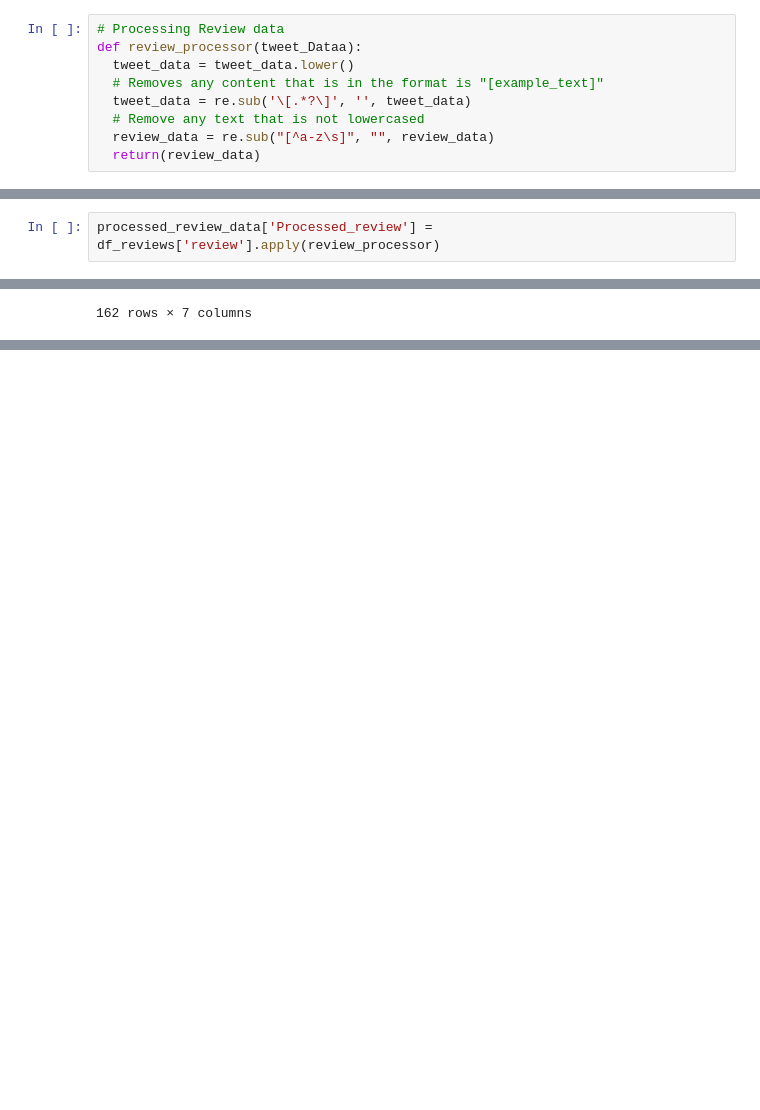
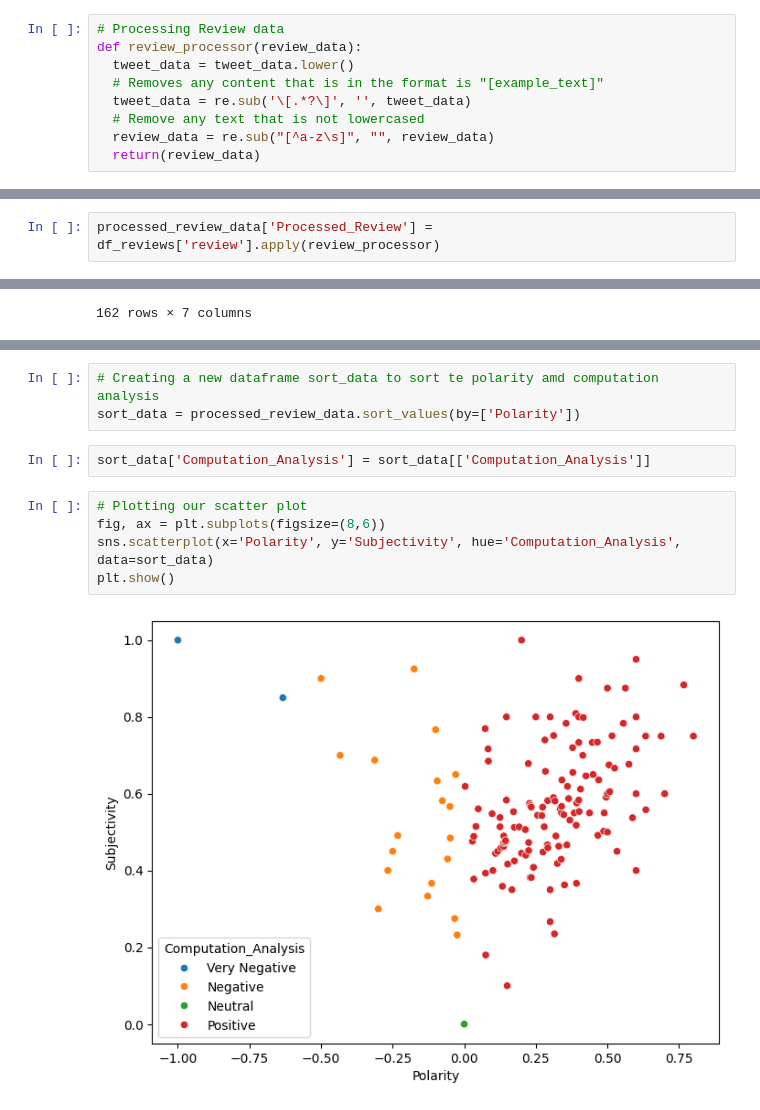
Before and after one commit to julianacharisser/gym-reviews-sentiment-analysis, a Jupyter notebook: analyse_reviews_nlp.ipynb, the cells around one changed output, grey strips where cells are left out. Cells and saved outputs as stored; diff of their text form; blank space fills up the shorter version.

```diff
--- a/analyse_reviews_nlp.ipynb
+++ b/analyse_reviews_nlp.ipynb
@@ -213,7 +213,7 @@ lemmatizer = WordNetLemmatizer()
 stopword = set(stopwords.words('english'))
 # %%
 # Processing Review data
-def review_processor(tweet_Dataa):
+def review_processor(review_data):
   tweet_data = tweet_data.lower()
   # Removes any content that is in the format is "[example_text]"
   tweet_data = re.sub('\[.*?\]', '', tweet_data)
@@ -270,4 +269,4 @@ def review_processor(review_data):
 # Copying dataframe and storing it in a new dataframe
 processed_review_data = df_reviews.copy()
 # %%
-processed_review_data['Processed_review'] = df_reviews['review'].apply(review_processor)
+processed_review_data['Processed_Review'] = df_reviews['review'].apply(review_processor)
@@ -344,0 +374,12 @@ processed_review_data
+# %%
+# Creating a new dataframe sort_data to sort te polarity amd computation analysis
+sort_data = processed_review_data.sort_values(by=['Polarity'])
+# %%
+sort_data['Computation_Analysis'] = sort_data[['Computation_Analysis']]
+# %%
+# Plotting our scatter plot
+fig, ax = plt.subplots(figsize=(8,6))
+sns.scatterplot(x='Polarity', y='Subjectivity', hue='Computation_Analysis', data=sort_data)
+plt.show()
+# %% [output]
+[figure, added]
```
Also changed, not shown: parts of 15 cells of this notebook.
